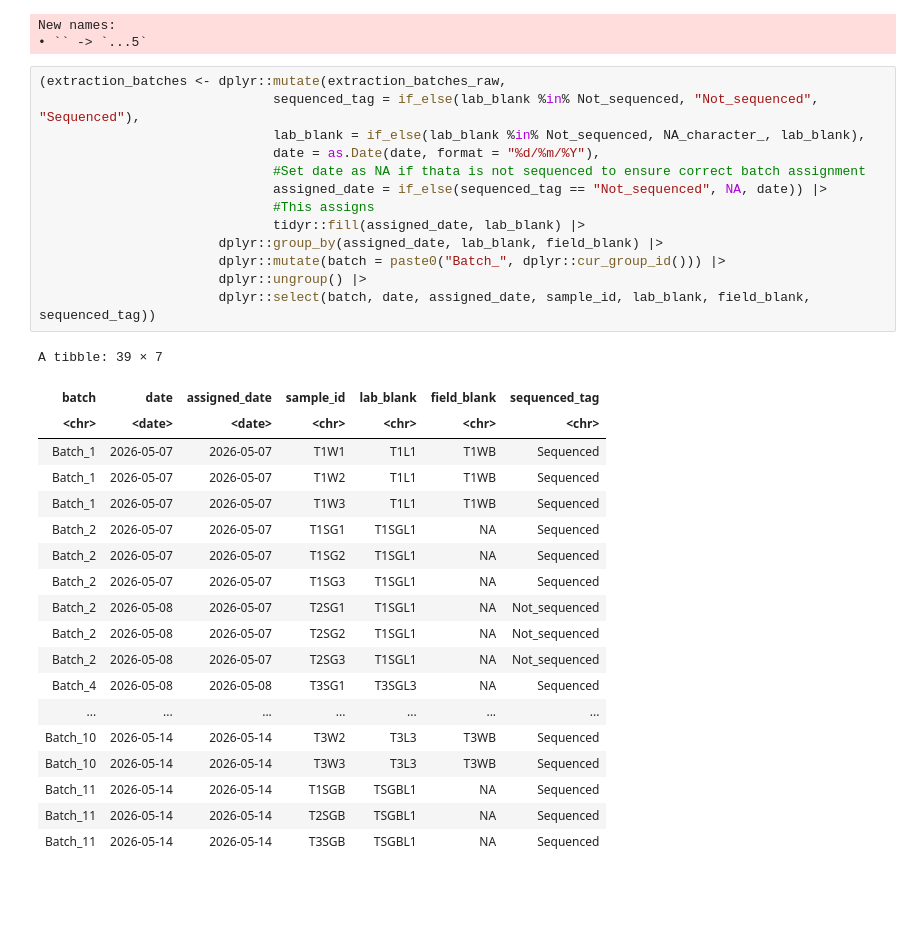
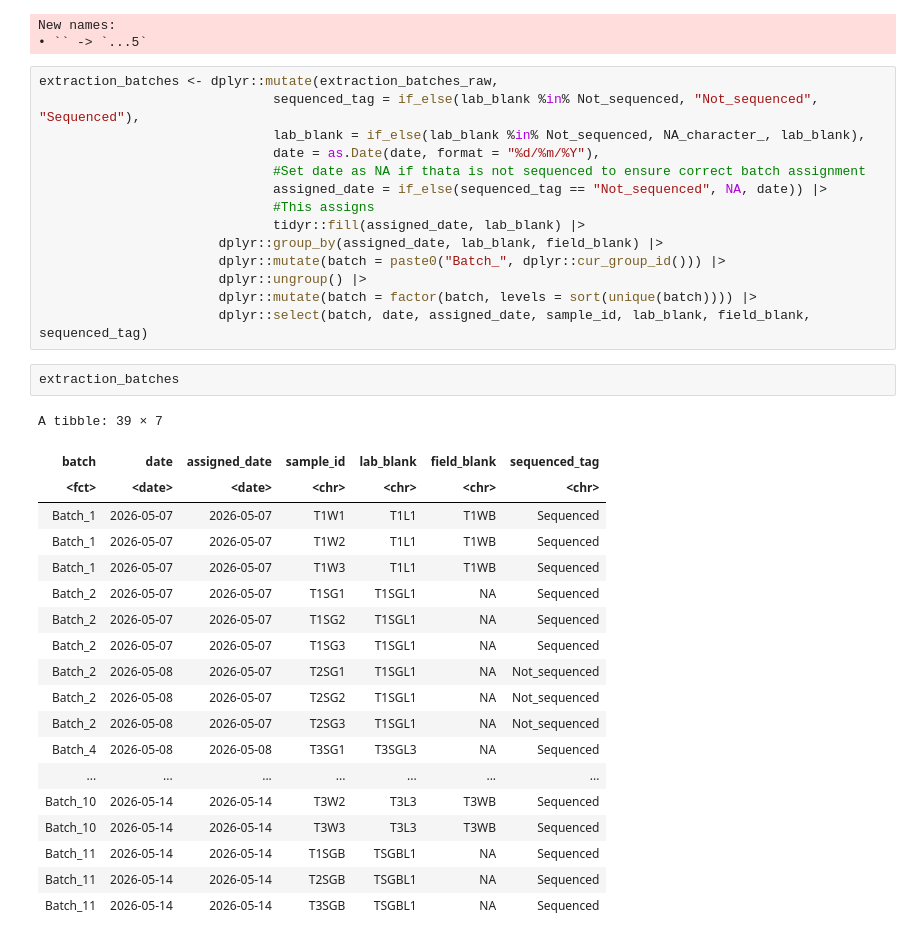
Before and after one commit to PiscatorX/Skunkworks, a Jupyter notebook: Batch_microdecontam/batch_decontam.ipynb, the cells around one changed output. Drawn from its saved outputs; the diff is of its cells as text; blank space fills up the shorter version.

```diff
--- a/Batch_microdecontam/batch_decontam.ipynb
+++ b/Batch_microdecontam/batch_decontam.ipynb
@@ -8,7 +8,7 @@ extraction_batches_raw <- readxl::read_xlsx("Extraction Batches.xlsx")
 New names:
 • `` -> `...5`
 # %%
-(extraction_batches <- dplyr::mutate(extraction_batches_raw,
+extraction_batches <- dplyr::mutate(extraction_batches_raw,
                               sequenced_tag = if_else(lab_blank %in% Not_sequenced, "Not_sequenced", "Sequenced"),
                               lab_blank = if_else(lab_blank %in% Not_sequenced, NA_character_, lab_blank),
                               date = as.Date(date, format = "%d/%m/%Y"),
@@ -19,25 +19,28 @@ New names:
                        dplyr::group_by(assigned_date, lab_blank, field_blank) |>
                        dplyr::mutate(batch = paste0("Batch_", dplyr::cur_group_id())) |>
                        dplyr::ungroup() |>
-                       dplyr::select(batch, date, assigned_date, sample_id, lab_blank, field_blank, sequenced_tag))
+                       dplyr::mutate(batch = factor(batch, levels = sort(unique(batch)))) |>
+                       dplyr::select(batch, date, assigned_date, sample_id, lab_blank, field_blank, sequenced_tag)
-# %% [output]
-A tibble: 39 × 7
-| batch | date | assigned_date | sample_id | lab_blank | field_blank | sequenced_tag |
-| <chr> | <date> | <date> | <chr> | <chr> | <chr> | <chr> |
-| Batch_1 | 2026-05-07 | 2026-05-07 | T1W1 | T1L1 | T1WB | Sequenced |
-| Batch_1 | 2026-05-07 | 2026-05-07 | T1W2 | T1L1 | T1WB | Sequenced |
-| Batch_1 | 2026-05-07 | 2026-05-07 | T1W3 | T1L1 | T1WB | Sequenced |
-| Batch_2 | 2026-05-07 | 2026-05-07 | T1SG1 | T1SGL1 | NA | Sequenced |
-| Batch_2 | 2026-05-07 | 2026-05-07 | T1SG2 | T1SGL1 | NA | Sequenced |
-| Batch_2 | 2026-05-07 | 2026-05-07 | T1SG3 | T1SGL1 | NA | Sequenced |
-| Batch_2 | 2026-05-08 | 2026-05-07 | T2SG1 | T1SGL1 | NA | Not_sequenced |
-| Batch_2 | 2026-05-08 | 2026-05-07 | T2SG2 | T1SGL1 | NA | Not_sequenced |
-| Batch_2 | 2026-05-08 | 2026-05-07 | T2SG3 | T1SGL1 | NA | Not_sequenced |
-| Batch_4 | 2026-05-08 | 2026-05-08 | T3SG1 | T3SGL3 | NA | Sequenced |
-| ... | ... | ... | ... | ... | ... | ... |
-| Batch_10 | 2026-05-14 | 2026-05-14 | T3W2 | T3L3 | T3WB | Sequenced |
-| Batch_10 | 2026-05-14 | 2026-05-14 | T3W3 | T3L3 | T3WB | Sequenced |
-| Batch_11 | 2026-05-14 | 2026-05-14 | T1SGB | TSGBL1 | NA | Sequenced |
-| Batch_11 | 2026-05-14 | 2026-05-14 | T2SGB | TSGBL1 | NA | Sequenced |
-| Batch_11 | 2026-05-14 | 2026-05-14 | T3SGB | TSGBL1 | NA | Sequenced |
+# %%
+extraction_batches
+# %% [output]
+A tibble: 39 × 7
+| batch | date | assigned_date | sample_id | lab_blank | field_blank | sequenced_tag |
+| <fct> | <date> | <date> | <chr> | <chr> | <chr> | <chr> |
+| Batch_1 | 2026-05-07 | 2026-05-07 | T1W1 | T1L1 | T1WB | Sequenced |
+| Batch_1 | 2026-05-07 | 2026-05-07 | T1W2 | T1L1 | T1WB | Sequenced |
+| Batch_1 | 2026-05-07 | 2026-05-07 | T1W3 | T1L1 | T1WB | Sequenced |
+| Batch_2 | 2026-05-07 | 2026-05-07 | T1SG1 | T1SGL1 | NA | Sequenced |
+| Batch_2 | 2026-05-07 | 2026-05-07 | T1SG2 | T1SGL1 | NA | Sequenced |
+| Batch_2 | 2026-05-07 | 2026-05-07 | T1SG3 | T1SGL1 | NA | Sequenced |
+| Batch_2 | 2026-05-08 | 2026-05-07 | T2SG1 | T1SGL1 | NA | Not_sequenced |
+| Batch_2 | 2026-05-08 | 2026-05-07 | T2SG2 | T1SGL1 | NA | Not_sequenced |
+| Batch_2 | 2026-05-08 | 2026-05-07 | T2SG3 | T1SGL1 | NA | Not_sequenced |
+| Batch_4 | 2026-05-08 | 2026-05-08 | T3SG1 | T3SGL3 | NA | Sequenced |
+| ... | ... | ... | ... | ... | ... | ... |
+| Batch_10 | 2026-05-14 | 2026-05-14 | T3W2 | T3L3 | T3WB | Sequenced |
+| Batch_10 | 2026-05-14 | 2026-05-14 | T3W3 | T3L3 | T3WB | Sequenced |
+| Batch_11 | 2026-05-14 | 2026-05-14 | T1SGB | TSGBL1 | NA | Sequenced |
+| Batch_11 | 2026-05-14 | 2026-05-14 | T2SGB | TSGBL1 | NA | Sequenced |
+| Batch_11 | 2026-05-14 | 2026-05-14 | T3SGB | TSGBL1 | NA | Sequenced |
 # %%
```
Also changed, not shown: parts of 13 cells of this notebook.
